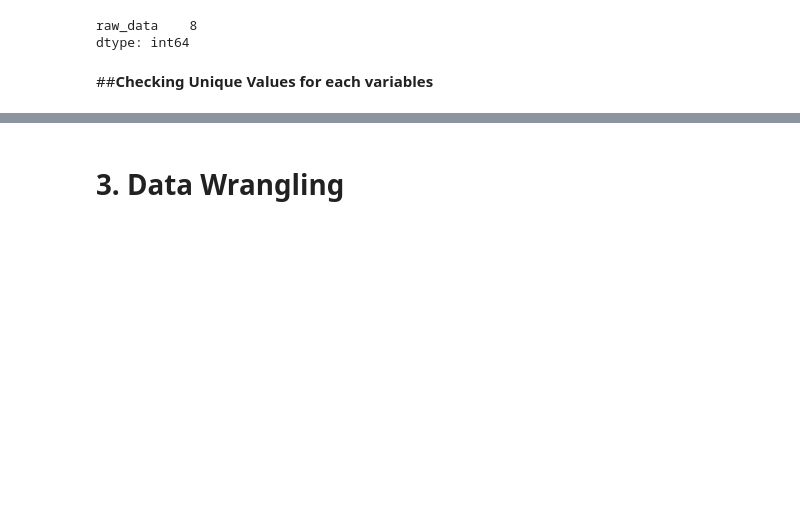
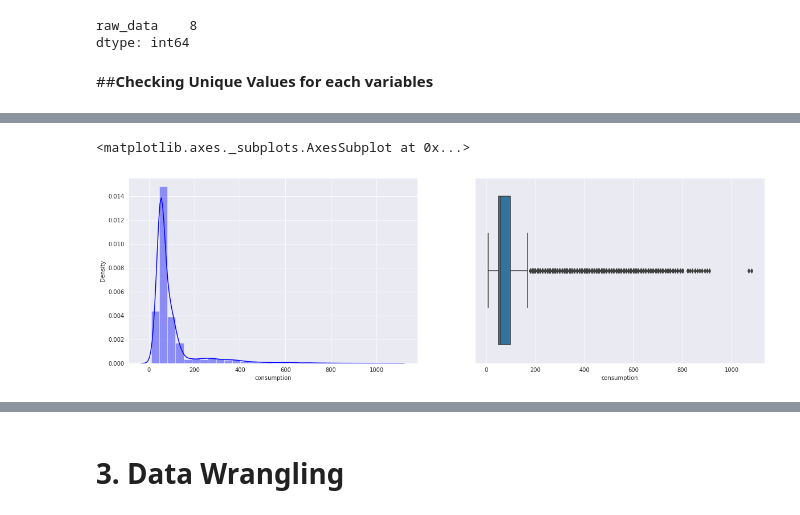
Before and after one commit to KapilNarayanSingh/Appliance-Energy-Prediction, a Jupyter notebook: Appliance_energy_prediction.ipynb, the cells around one changed output, grey strips where cells are left out. Cells and saved outputs as stored; diff of their text form; code cells hidden in the pictures; blank space fills up the shorter version.

```diff
--- a/Appliance_energy_prediction.ipynb
+++ b/Appliance_energy_prediction.ipynb
@@ -151,0 +196,14 @@ dtype: int64
+# %%
+plt.figure(figsize=(20,6))
+sns.set_style('darkgrid')
+
+# Distribution of Energy Consumption
+plt.subplot(1,2,1)
+sns.distplot(raw_data.consumption,bins=30,color='Blue')
+
+# Box plot for Energy Consumption
+plt.subplot(1,2,2)
+sns.boxplot(raw_data.consumption)
+# %% [output]
+<matplotlib.axes._subplots.AxesSubplot at 0x...>
+[figure, added]
```
Also changed, not shown: parts of 54 cells of this notebook.
